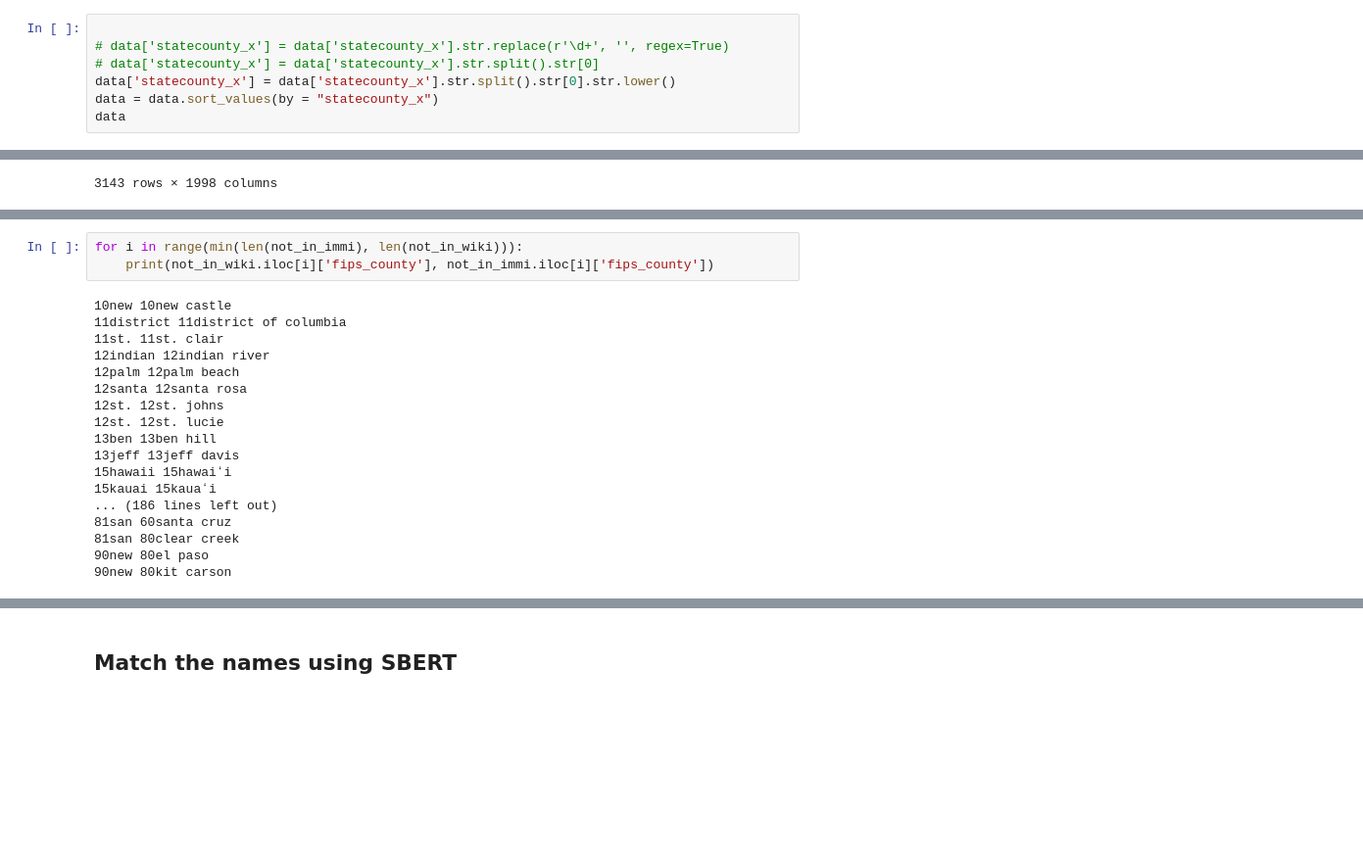
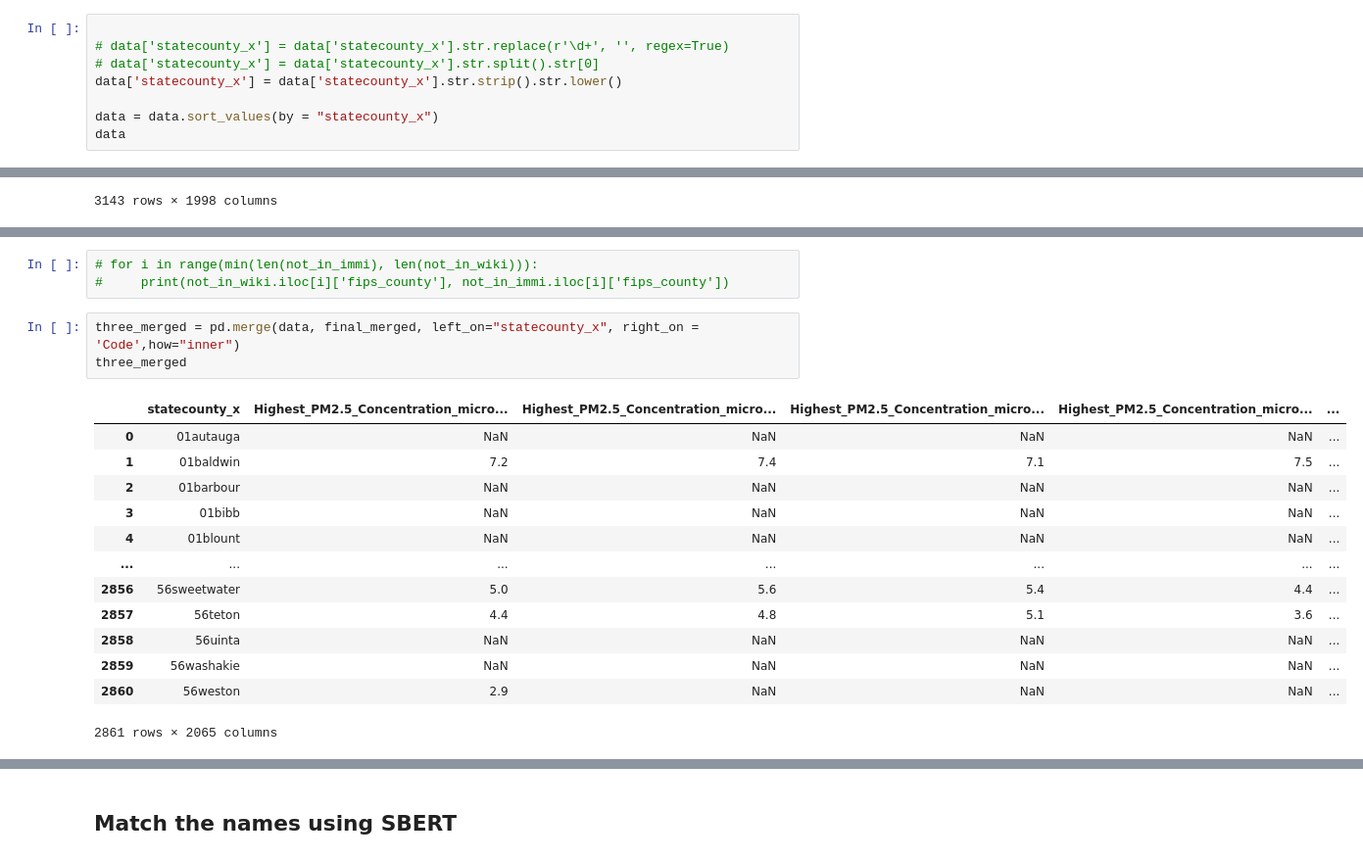
Before and after one commit to tonyluocpu/CVD-ML-project, a Jupyter notebook: Nov_old_datasets/all_three_datasets.ipynb, the cells around one changed output, grey strips where cells are left out. Shown: that part at 98% size. Drawn from its saved outputs; the diff is of its cells as text; blank space fills up the shorter version.

```diff
--- a/Nov_old_datasets/all_three_datasets.ipynb
+++ b/Nov_old_datasets/all_three_datasets.ipynb
@@ -58,7 +86,8 @@ data
 
 # data['statecounty_x'] = data['statecounty_x'].str.replace(r'\d+', '', regex=True)
 # data['statecounty_x'] = data['statecounty_x'].str.split().str[0]
-data['statecounty_x'] = data['statecounty_x'].str.split().str[0].str.lower()
+data['statecounty_x'] = data['statecounty_x'].str.strip().str.lower()
+
 data = data.sort_values(by = "statecounty_x")
 data
 # %% [output]
@@ -191,21 +330,20 @@ Entries in immi not in wiki:
 # %%
-for i in range(min(len(not_in_immi), len(not_in_wiki))):
-    print(not_in_wiki.iloc[i]['fips_county'], not_in_immi.iloc[i]['fips_county'])
+# for i in range(min(len(not_in_immi), len(not_in_wiki))):
+#     print(not_in_wiki.iloc[i]['fips_county'], not_in_immi.iloc[i]['fips_county'])
-# %% [output]
-10new 10new castle
-11district 11district of columbia
-11st. 11st. clair
-12indian 12indian river
-12palm 12palm beach
-12santa 12santa rosa
-12st. 12st. johns
-12st. 12st. lucie
-13ben 13ben hill
-13jeff 13jeff davis
-15hawaii 15hawaiʻi
-15kauai 15kauaʻi
-... (186 lines left out)
-81san 60santa cruz
-81san 80clear creek
-90new 80el paso
-90new 80kit carson
+# %%
+three_merged = pd.merge(data, final_merged, left_on="statecounty_x", right_on = 'Code',how="inner")
+three_merged
+# %% [output]
+|  | statecounty_x | Highest_PM2.5_Concentration_micro... | Highest_PM2.5_Concentration_micro... | Highest_PM2.5_Concentration_micro... | Highest_PM2.5_Concentration_micro... | ... |
+| 0 | 01autauga | NaN | NaN | NaN | NaN | ... |
+| 1 | 01baldwin | 7.2 | 7.4 | 7.1 | 7.5 | ... |
+| 2 | 01barbour | NaN | NaN | NaN | NaN | ... |
+| 3 | 01bibb | NaN | NaN | NaN | NaN | ... |
+| 4 | 01blount | NaN | NaN | NaN | NaN | ... |
+| ... | ... | ... | ... | ... | ... | ... |
+| 2856 | 56sweetwater | 5.0 | 5.6 | 5.4 | 4.4 | ... |
+| 2857 | 56teton | 4.4 | 4.8 | 5.1 | 3.6 | ... |
+| 2858 | 56uinta | NaN | NaN | NaN | NaN | ... |
+| 2859 | 56washakie | NaN | NaN | NaN | NaN | ... |
+| 2860 | 56weston | 2.9 | NaN | NaN | NaN | ... |
+2861 rows × 2065 columns
```
Also changed, not shown: parts of 30 cells of this notebook, 9 other files.
